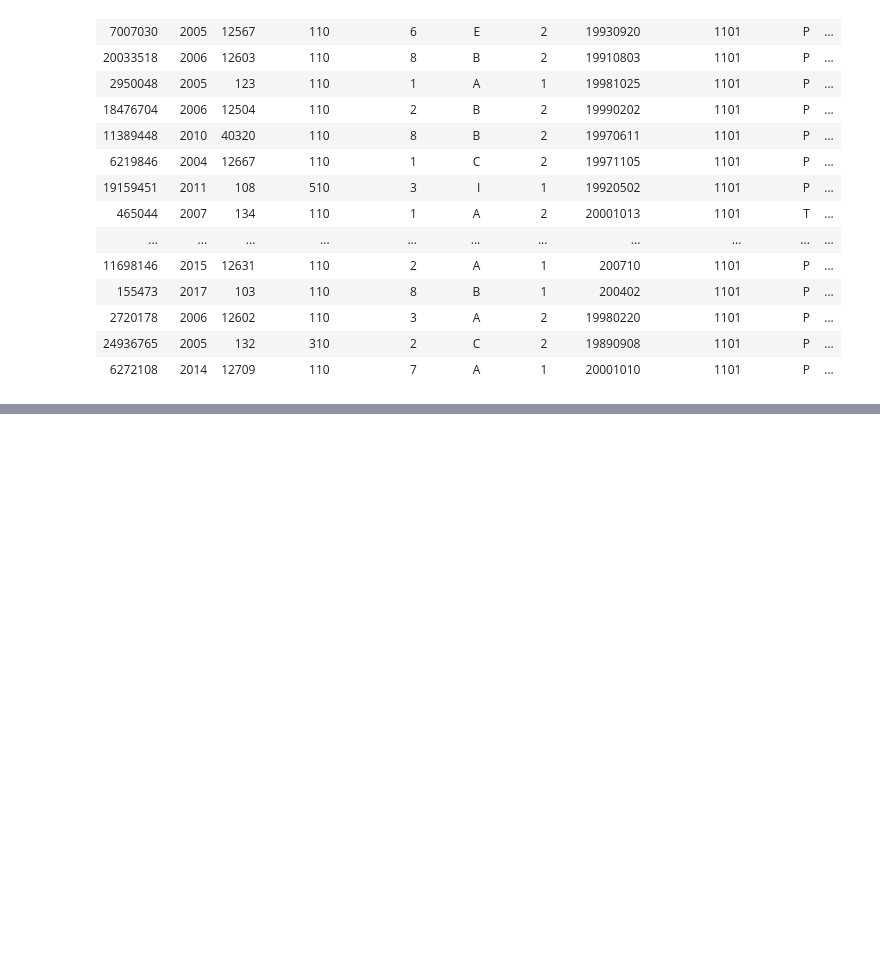
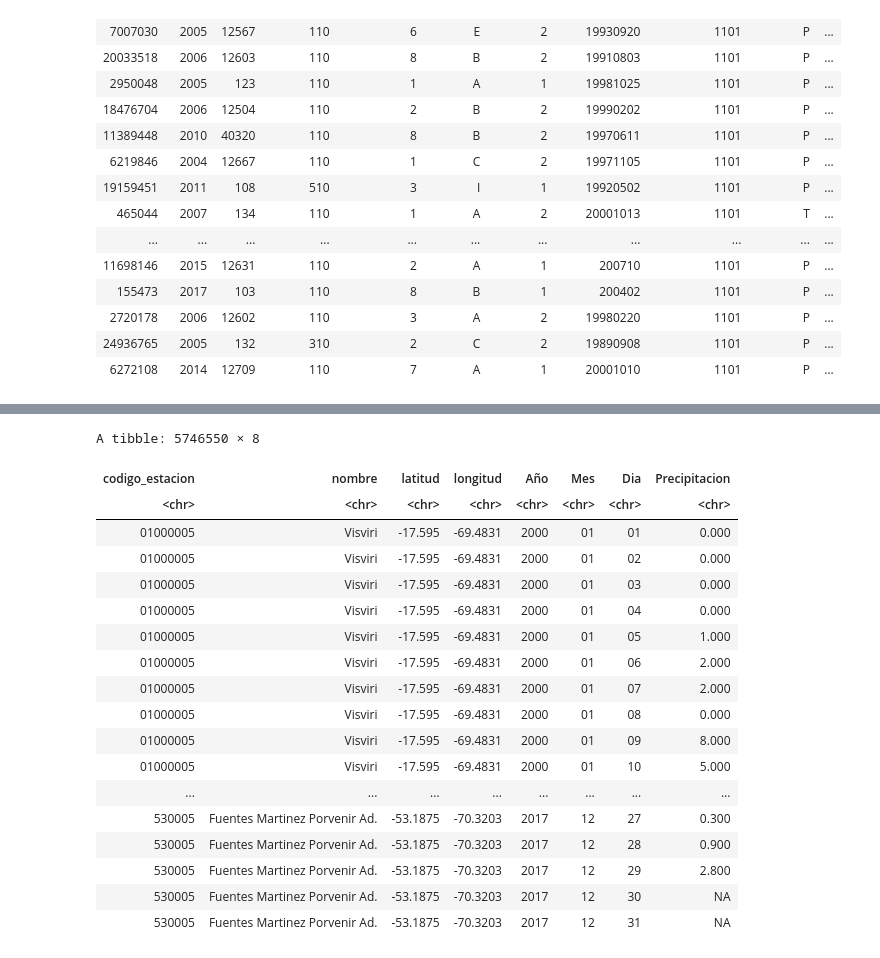
Before and after one commit to JDConejeros/Gestion-De-Datos-en-R, a Jupyter notebook: Clase_7_y_8_Depuracion_en_SQL.ipynb, the cells around one changed output, grey strips where cells are left out. Cells and saved outputs as stored; diff of their text form; code cells hidden in the pictures; blank space fills up the shorter version.

```diff
--- a/Clase_7_y_8_Depuracion_en_SQL.ipynb
+++ b/Clase_7_y_8_Depuracion_en_SQL.ipynb
@@ -1005,0 +1248,3 @@ A data.frame: 256 × 12
+# %%
+pp <- read.csv("/content/cr2_prDaily_2018/cr2_prDaily_2018.txt", na = "-9999", header =F)
+tm <- read.csv("/content/cr2_tasDaily_2020_ghcn/cr2_tasDaily_2020_ghcn.txt", na = "-9999", header =F)
@@ -1005,0 +1263,31 @@ A data.frame: 256 × 12
+# %%
+tm <- setNames(as.data.frame(t(tm[,-1])),as.character(tm[,1]))
+pp <- setNames(as.data.frame(t(pp[,-1])),as.character(pp[,1]))
+# %%
+ppp <- pp %>% select( c("codigo_estacion","nombre", "latitud","longitud") | "2000-01-01":"2017-12-31")%>%
+        pivot_longer(cols = "2000-01-01":"2017-12-31",
+        values_to = "Precipitacion",
+        names_to = c("Año", "Mes", "Dia"),
+        names_pattern = "(....)-(..)-(..)")
+
+ppp
+# %% [output]
+A tibble: 5746550 × 8
+| codigo_estacion | nombre | latitud | longitud | Año | Mes | Dia | Precipitacion |
+| <chr> | <chr> | <chr> | <chr> | <chr> | <chr> | <chr> | <chr> |
+| 01000005 | Visviri | -17.595 | -69.4831 | 2000 | 01 | 01 | 0.000 |
+| 01000005 | Visviri | -17.595 | -69.4831 | 2000 | 01 | 02 | 0.000 |
+| 01000005 | Visviri | -17.595 | -69.4831 | 2000 | 01 | 03 | 0.000 |
+| 01000005 | Visviri | -17.595 | -69.4831 | 2000 | 01 | 04 | 0.000 |
+| 01000005 | Visviri | -17.595 | -69.4831 | 2000 | 01 | 05 | 1.000 |
+| 01000005 | Visviri | -17.595 | -69.4831 | 2000 | 01 | 06 | 2.000 |
+| 01000005 | Visviri | -17.595 | -69.4831 | 2000 | 01 | 07 | 2.000 |
+| 01000005 | Visviri | -17.595 | -69.4831 | 2000 | 01 | 08 | 0.000 |
+| 01000005 | Visviri | -17.595 | -69.4831 | 2000 | 01 | 09 | 8.000 |
+| 01000005 | Visviri | -17.595 | -69.4831 | 2000 | 01 | 10 | 5.000 |
+| ... | ... | ... | ... | ... | ... | ... | ... |
+| 530005 | Fuentes Martinez Porvenir Ad. | -53.1875 | -70.3203 | 2017 | 12 | 27 | 0.300 |
+| 530005 | Fuentes Martinez Porvenir Ad. | -53.1875 | -70.3203 | 2017 | 12 | 28 | 0.900 |
+| 530005 | Fuentes Martinez Porvenir Ad. | -53.1875 | -70.3203 | 2017 | 12 | 29 | 2.800 |
+| 530005 | Fuentes Martinez Porvenir Ad. | -53.1875 | -70.3203 | 2017 | 12 | 30 | NA |
+| 530005 | Fuentes Martinez Porvenir Ad. | -53.1875 | -70.3203 | 2017 | 12 | 31 | NA |
```
Also changed, not shown: parts of 66 cells of this notebook.
